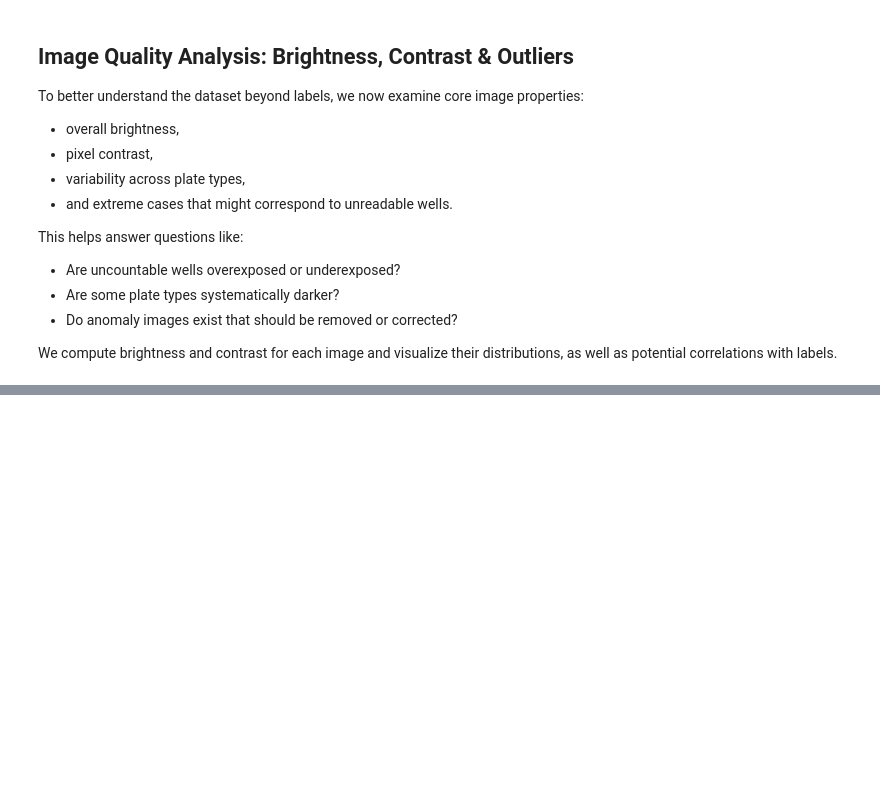
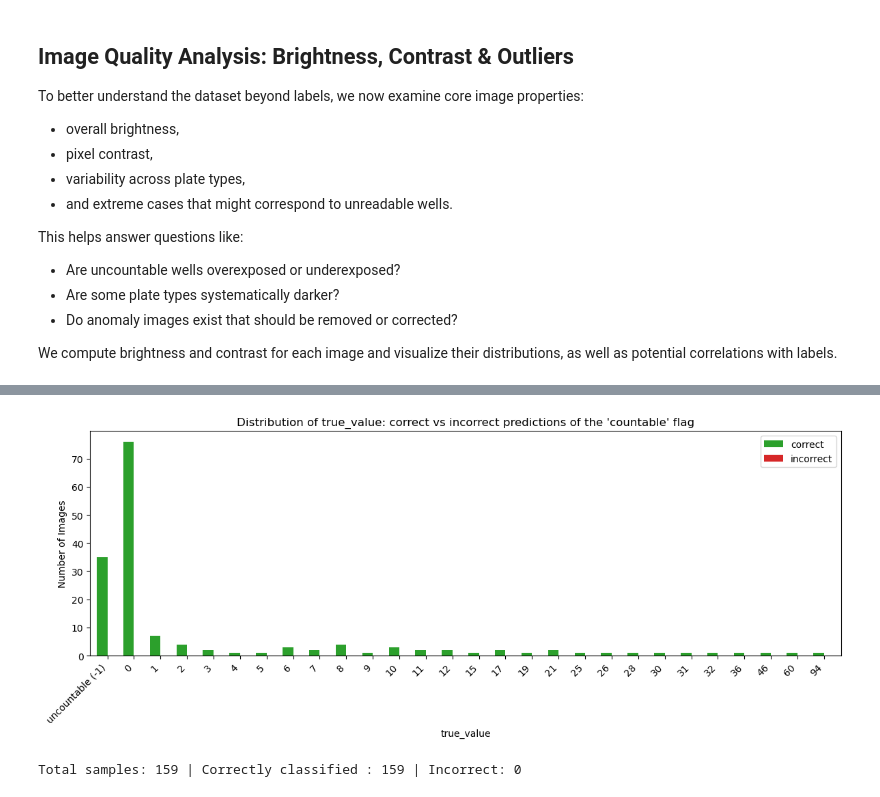
Before and after one commit to JulienErblandEPFL/Colony_counter, a Jupyter notebook: data_analysis.ipynb, the cells around one changed output, grey strips where cells are left out. Drawn from its saved outputs; the diff is of its cells as text; code cells hidden in the pictures; blank space fills up the shorter version.

Commit message:
analyisis of the classifier and the counter in the ipynb

```diff
--- a/data_analysis.ipynb
+++ b/data_analysis.ipynb
@@ -243,0 +252,38 @@ We compute brightness and contrast for each image and visualize their distributi
+# %%
+import pandas as pd
+import matplotlib.pyplot as plt
+import numpy as np
+
+PRED_CSV = "pipeline_results.csv"
+preds = pd.read_csv(PRED_CSV)
+
+
+preds['correct_flag'] = preds['pred_is_countable'] == preds['true_is_countable']
+
+cnt_correct = preds[preds['correct_flag']]['true_value'].value_counts().sort_index()
+cnt_incorrect = preds[~preds['correct_flag']]['true_value'].value_counts().sort_index()
+
+all_vals = sorted(set(cnt_correct.index.tolist() + cnt_incorrect.index.tolist()))
+cnt_df = pd.DataFrame({
+    'correct': [cnt_correct.get(v, 0) for v in all_vals],
+    'incorrect': [cnt_incorrect.get(v, 0) for v in all_vals]
+}, index=all_vals)
+
+labels = [("uncountable (-1)" if v == -1 else str(int(v))) for v in cnt_df.index]
+
+ax = cnt_df.plot(kind='bar', figsize=(12,5), color=['tab:green','tab:red'], width=0.8)
+ax.set_title("Distribution of true_value: correct vs incorrect predictions of the 'countable' flag")
+ax.set_xlabel("true_value")
+ax.set_ylabel("Number of Images")
+ax.set_xticklabels(labels, rotation=45, ha='right')
+plt.tight_layout()
+plt.show()
+
+# Quick summary
+total = len(preds)
+n_correct = preds['correct_flag'].sum()
+n_incorrect = total - n_correct
+print(f"Total samples: {total} | Correctly classified : {n_correct} | Incorrect: {n_incorrect}")
+# %% [output]
+[figure, added]
+Total samples: 159 | Correctly classified : 159 | Incorrect: 0
```
Also changed, not shown: parts of 3 cells of this notebook.
